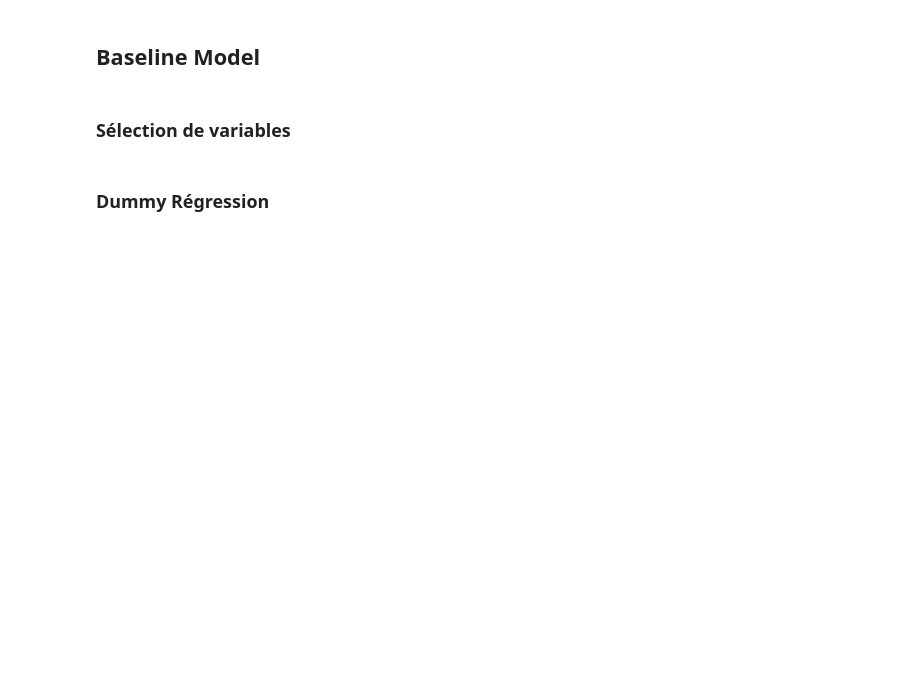
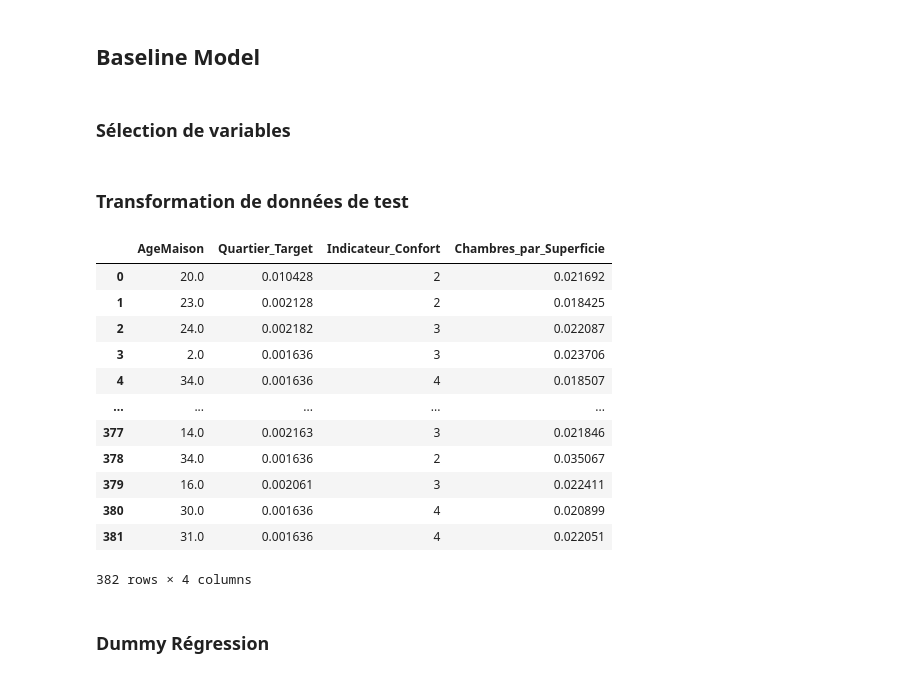
Before and after one commit to Luckson-dev/rent-prediction, a Jupyter notebook: notebooks/04_baseline_model.ipynb, the cells around one changed output. Saved outputs shown, nothing was run; the diff lists cells and outputs as text; code cells hidden in the pictures; blank space fills up the shorter version.

```diff
--- a/notebooks/04_baseline_model.ipynb
+++ b/notebooks/04_baseline_model.ipynb
@@ -11,5 +12,6 @@ from sklearn.metrics import mean_squared_error, median_absolute_error, r2_score
 # %% [markdown]
 ### Sélection de variables
 # %%
-df = pd.read_csv("../data/feature_selection_dataset.csv")
+train_data = pd.read_csv("../data/feature_selection_dataset.csv")
+test_data = pd.read_parquet("../data/test_data.parquet")
 # %%
@@ -20,3 +20,42 @@ X_train, X_test, y_train, y_test = train_test_split(X, y, test_size=0.25, random
+# %% [markdown]
+### Transformation de données de test
+# %%
+# Les variables numériques
+feature_cols = ["AgeMaison", "Quartier_Target", "Indicateur_Confort", "Chambres_par_Superficie", "LoyerMensuel_Log1"]
+
+for col in ['Salon', 'SalleDeBainInterieure', 'Parking', 'Meuble', 'Jardin']:
+    test_data[col + "_Bin"] = test_data[col].map({"Oui": 1, "Non": 0}).fillna(0).astype(int)
+
+neighbourhood_encoder = joblib.load("neighbourhood_encoder.joblib")
+test_data["Quartier_Target"] = neighbourhood_encoder.transform(test_data[["Quartier"]])[:, 0]
+
+test_data["LoyerMensuel_Log1"] = np.log1p(test_data["LoyerMensuel_BIF"])
+
+# Création de variables utiles pour le test
+cols_confort = ['Salon_Bin', 'SalleDeBainInterieure_Bin', 'Parking_Bin', 'Meuble_Bin', 'Jardin_Bin']
+test_data['Indicateur_Confort'] = test_data[cols_confort].sum(axis=1)
+
+test_data['Chambres_par_Superficie'] = test_data['Chambres'] / (test_data['Superficie_m2'] + 0.1)
+
+# Séparation de X_test et y_test
+X_test = test_data[feature_cols].drop("LoyerMensuel_Log1", axis=1)
+y_test = test_data[feature_cols]["LoyerMensuel_Log1"]
+
+X_test
+# %% [output]
+|  | AgeMaison | Quartier_Target | Indicateur_Confort | Chambres_par_Superficie |
+| 0 | 20.0 | 0.010428 | 2 | 0.021692 |
+| 1 | 23.0 | 0.002128 | 2 | 0.018425 |
+| 2 | 24.0 | 0.002182 | 3 | 0.022087 |
+| 3 | 2.0 | 0.001636 | 3 | 0.023706 |
+| 4 | 34.0 | 0.001636 | 4 | 0.018507 |
+| ... | ... | ... | ... | ... |
+| 377 | 14.0 | 0.002163 | 3 | 0.021846 |
+| 378 | 34.0 | 0.001636 | 2 | 0.035067 |
+| 379 | 16.0 | 0.002061 | 3 | 0.022411 |
+| 380 | 30.0 | 0.001636 | 4 | 0.020899 |
+| 381 | 31.0 | 0.001636 | 4 | 0.022051 |
+382 rows × 4 columns
 # %% [markdown]
 ### Dummy Régression
 # %%
```
Also changed, not shown: parts of 5 cells of this notebook, 11 other files.
